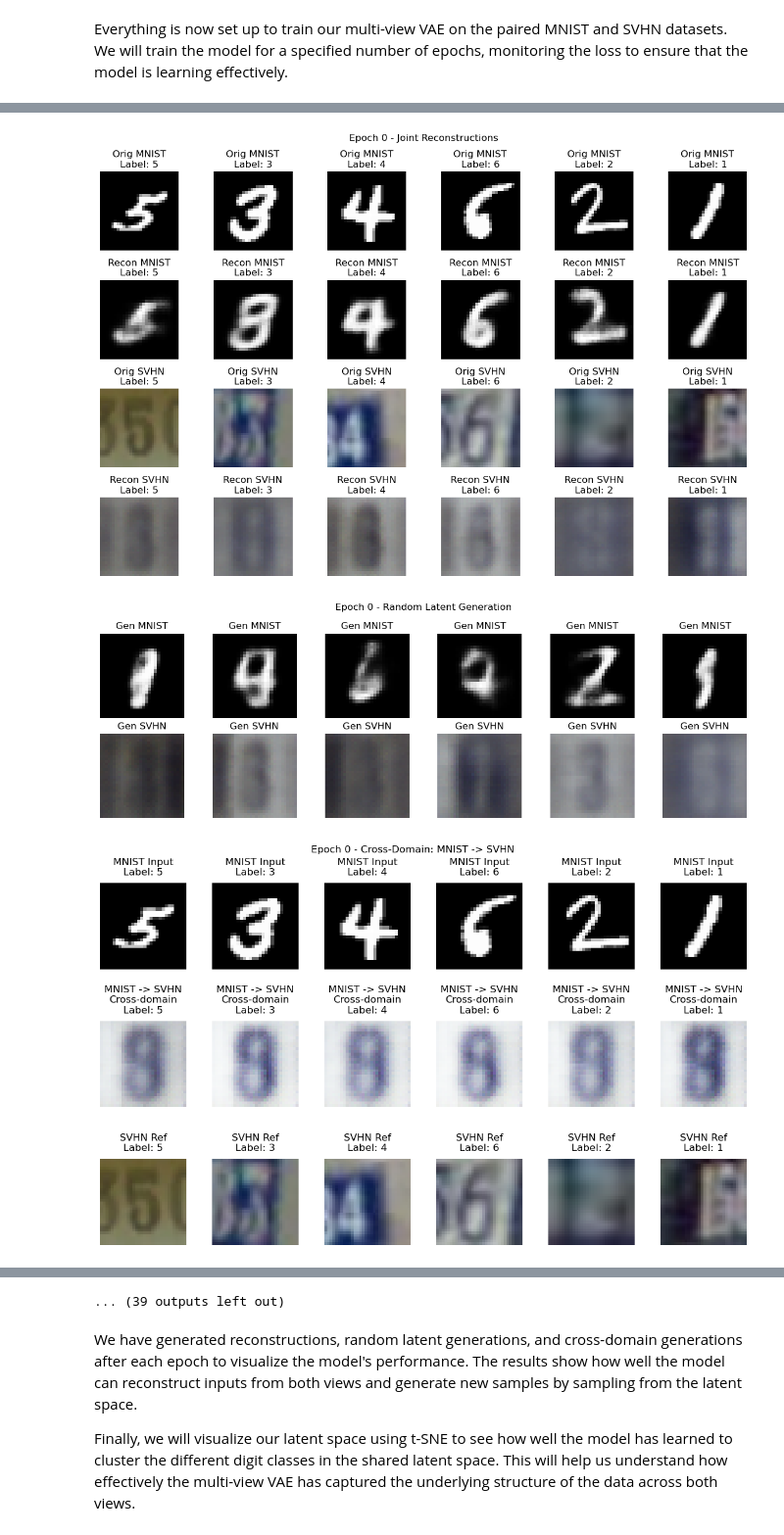
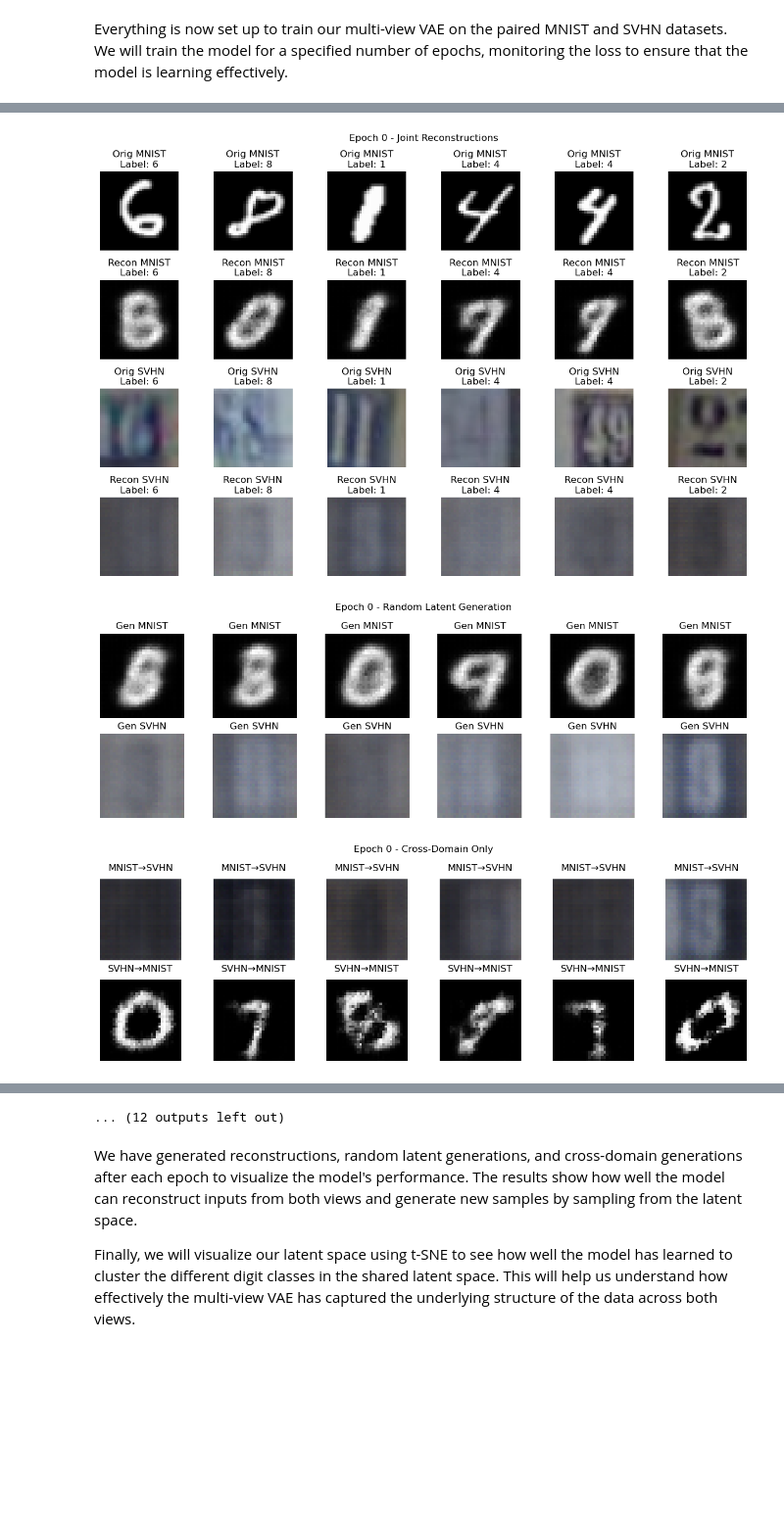
Before and after one commit to javierferna/multi_view_vae, a Jupyter notebook: multi_vae.ipynb, the cells around one changed output, grey strips where cells are left out. Shown at 98% size. Cells and saved outputs as stored; diff of their text form; code cells hidden in the pictures; blank space fills up the shorter version.

Commit message:
Update encoder-decoder architecture and training logic

```diff
--- a/multi_vae.ipynb
+++ b/multi_vae.ipynb
@@ -6,8 +6,14 @@ Let's consider the MNIST and SVHN datasets to implement our joint VAE. These dat
 from torchvision import datasets, transforms
 from torch.utils.data import DataLoader
 
+# Define transformations for MNIST to resize to 32x32
+mnist_transform = transforms.Compose([
+    transforms.Resize((32, 32)),
+    transforms.ToTensor()
+])
+
 # Load MNIST dataset
-mnist_data = datasets.MNIST(root='./data', train=True, download=True, transform=transforms.ToTensor())
+mnist_data = datasets.MNIST(root='./data', train=True, download=True, transform=mnist_transform)
 mnist_loader = DataLoader(mnist_data, batch_size=64, shuffle=True)
 
 # Load SVHN dataset
@@ -377,12 +390,11 @@ def vae_loss(
 # %% [markdown]
 Everything is now set up to train our multi-view VAE on the paired MNIST and SVHN datasets. We will train the model for a specified number of epochs, monitoring the loss to ensure that the model is learning effectively.
 # %%
-# Assuming 'paired_loader' yields (img_mnist, img_svhn, label1, label2)
 device = torch.device("cuda" if torch.cuda.is_available() else "cpu")
-latent_dim = 20 # Example latent dimension
+latent_dim = 15
 model = MultiViewVAE(latent_dim).to(device)
 optimizer = torch.optim.Adam(model.parameters(), lr=1e-3)
-num_epochs = 100  # Number of epochs
+num_epochs = 11  # Number of epochs
 
 for epoch in range(num_epochs):
     model.train()
@@ -414,7 +426,7 @@ for epoch in range(num_epochs):
     print(f'====> Epoch: {epoch} Average loss: {avg_loss:.4f}')
 
     # Sample generation and visualization
-    if epoch % 10 == 0:  # Every 10 epochs
+    if epoch % 2 == 0:  # Every 2 epochs
         model.eval()
         with torch.no_grad():
             # Generate random samples from standard normal
@@ -473,48 +485,22 @@ for epoch in range(num_epochs):
             plt.tight_layout()
             plt.show()
 
-            # Cross-domain generation (MNIST encoder -> SVHN decoder)
-            fig, axes = plt.subplots(3, 6, figsize=(14, 8))
+            # Cross-domain generation
+            fig, axes = plt.subplots(2, 6, figsize=(12, 4))
+
             for i in range(6):
-                # Original MNIST
-                axes[0, i].imshow(mnist_batch[i].cpu().squeeze(), cmap='gray')
-                axes[0, i].set_title(f'MNIST Input\nLabel: {mnist_batch_labels[i]}', pad=10)
+                # Row 1: MNIST -> SVHN
+                axes[0, i].imshow(cross_svhn[i].cpu().permute(1, 2, 0).clamp(0, 1))
+                axes[0, i].set_title(f'MNIST→SVHN', pad=10)
                 axes[0, i].axis('off')
 
-                # MNIST->SVHN cross reconstruction
-                axes[1, i].imshow(cross_svhn[i].cpu().permute(1, 2, 0).clamp(0, 1))
-                axes[1, i].set_title(f'MNIST -> SVHN\nCross-domain\nLabel: {mnist_batch_labels[i]}', pad=10)
+                # Row 2: SVHN -> MNIST
+                axes[1, i].imshow(cross_svhn_to_mnist[i].cpu().squeeze(), cmap='gray')
+                axes[1, i].set_title(f'SVHN→MNIST', pad=10)
                 axes[1, i].axis('off')
 
-                # Original SVHN for reference
-                axes[2, i].imshow(svhn_batch[i].cpu().permute(1, 2, 0).clamp(0, 1))
-                axes[2, i].set_title(f'SVHN Ref\nLabel: {svhn_batch_labels[i]}', pad=10)
-                axes[2, i].axis('off')
-
-            plt.suptitle(f'Epoch {epoch} - Cross-Domain: MNIST -> SVHN', y=0.98)
-            plt.subplots_adjust(top=0.93, hspace=0.2, wspace=0.3)
-            plt.show()
-
-            # Cross-domain generation (SVHN encoder -> MNIST decoder)
-            fig, axes = plt.subplots(3, 6, figsize=(14, 8))
-            for i in range(6):
-                # Original SVHN
-                axes[0, i].imshow(svhn_batch[i].cpu().permute(1, 2, 0).clamp(0, 1))
-                axes[0, i].set_title(f'SVHN Input\nLabel: {svhn_labels[i]}', pad=10)
-                axes[0, i].axis('off')
-
-                # SVHN->MNIST cross reconstruction
-                axes[1, i].imshow(cross_svhn_to_mnist[i].cpu().squeeze(), cmap='gray')
-                axes[1, i].set_title('SVHN -> MNIST\nCross-domain', pad=10)
-                axes[1, i].axis('off')
-
-                # Original MNIST for reference
-                axes[2, i].imshow(mnist_batch[i].cpu().squeeze(), cmap='gray')
-                axes[2, i].set_title(f'MNIST Ref\nLabel: {mnist_batch_labels[i]}', pad=10)
-                axes[2, i].axis('off')
-
-            plt.suptitle(f'Epoch {epoch} - Cross-Domain: SVHN -> MNIST', y=0.98)
-            plt.subplots_adjust(top=0.93, hspace=0.2, wspace=0.3)
+            plt.suptitle(f'Epoch {epoch} - Cross-Domain Only', y=0.98)
+            plt.tight_layout()
             plt.show()
 
         model.train()
@@ -532,3 +518,3 @@ Train Epoch: 0 [51200/56068 (91%)]      Loss: 2048.619385 ReconM: 109.9220 Recon
-[figure, old version]
+[figure, new version]
-[figure, old version]
+[figure, new version]
-[figure, old version]
+[figure, new version]
@@ -575,4 +567,4 @@ Train Epoch: 20 [51200/56068 (91%)]     Loss: 2039.858521 ReconM: 82.2852 ReconS
-... (39 outputs left out)
+... (12 outputs left out)
 # %% [markdown]
 We have generated reconstructions, random latent generations, and cross-domain generations after each epoch to visualize the model's performance. The results show how well the model can reconstruct inputs from both views and generate new samples by sampling from the latent space.
 
```
Also changed, not shown: parts of 7 cells of this notebook.
